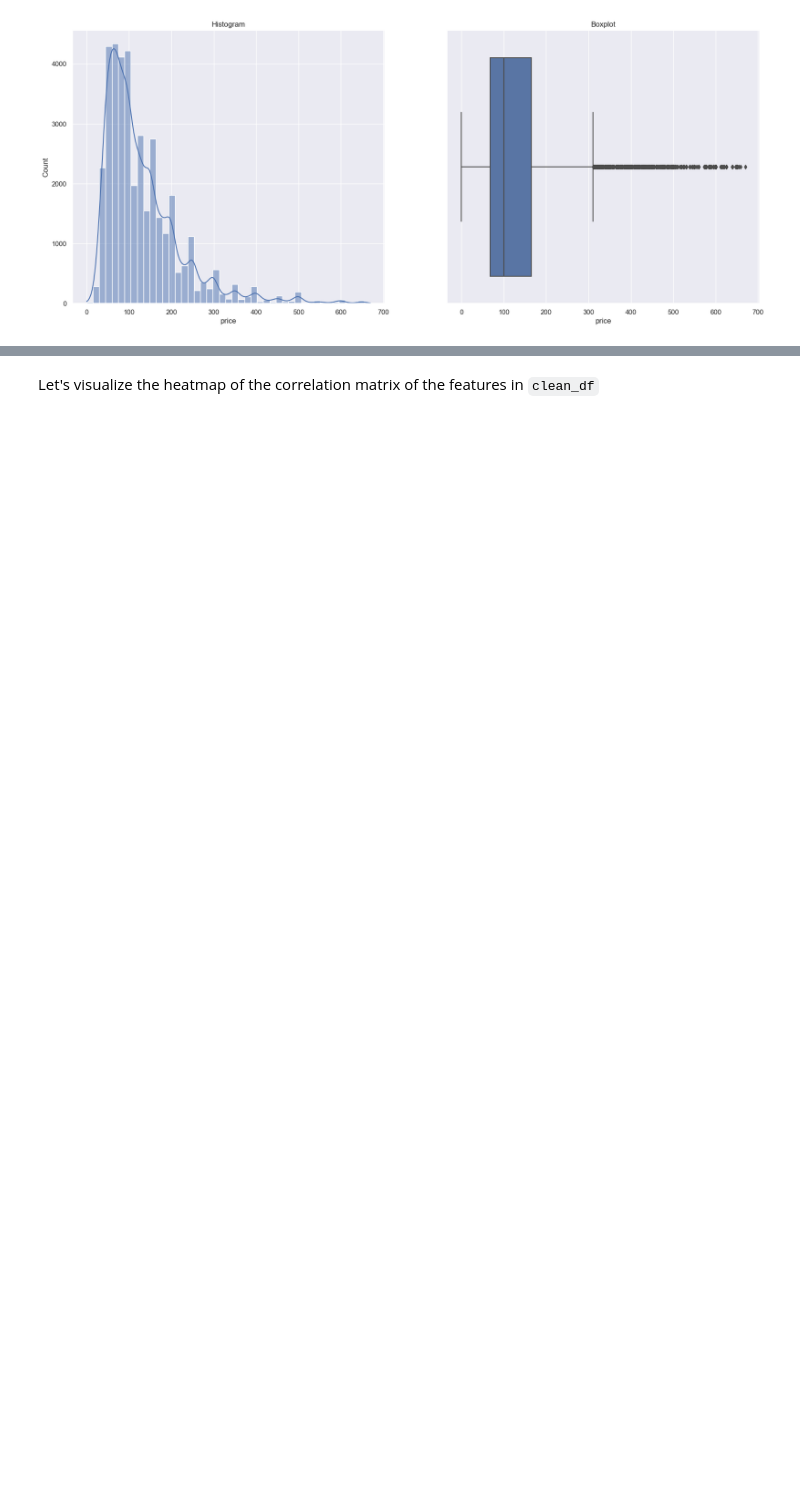
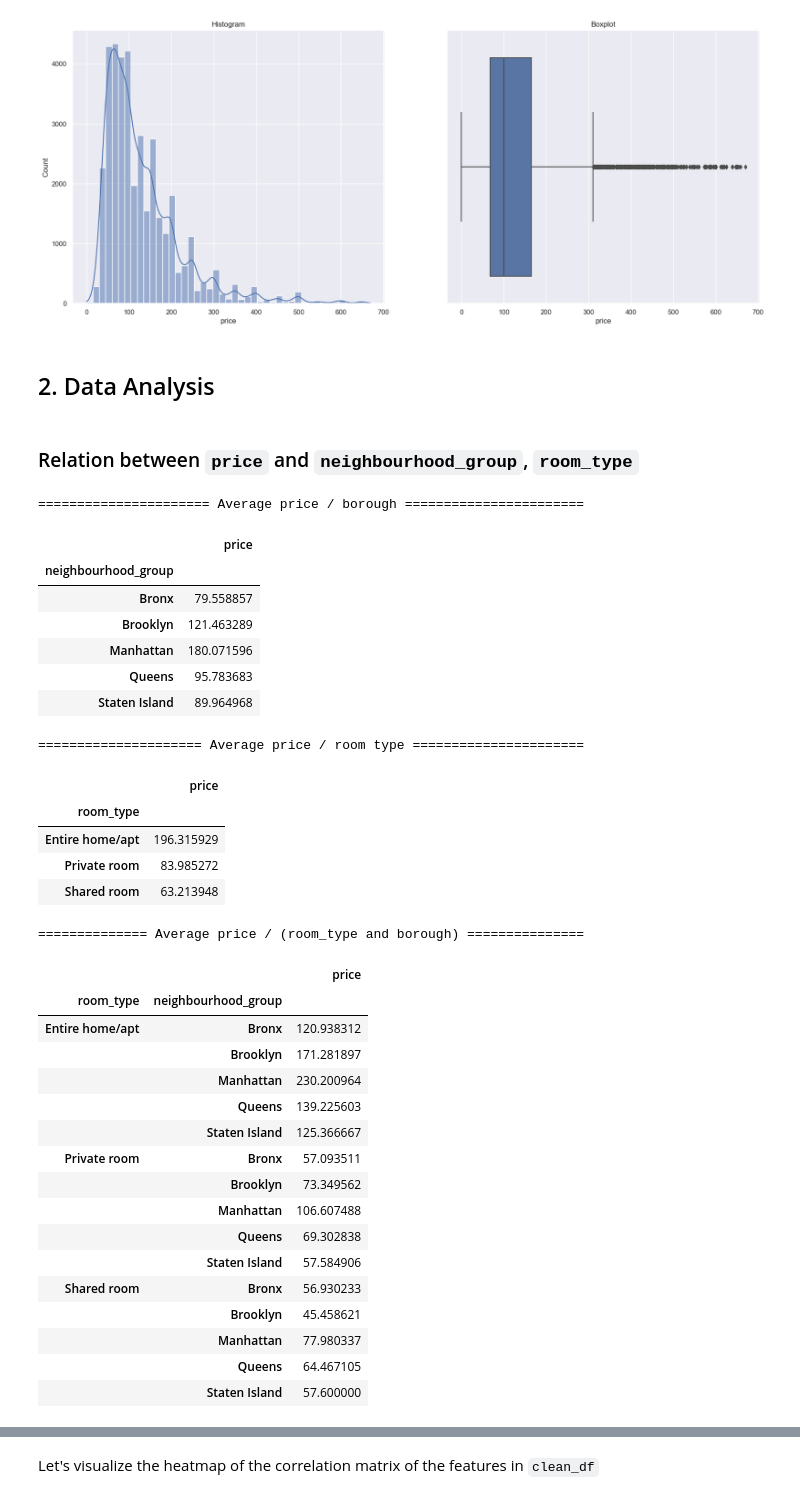
Before and after one commit to Plunksbar/VA-Final_Lab, a Jupyter notebook: data_exploration.ipynb, the cells around one changed output, grey strips where cells are left out. Drawn from its saved outputs; the diff is of its cells as text; code cells hidden in the pictures; blank space fills up the shorter version.

```diff
--- a/data_exploration.ipynb
+++ b/data_exploration.ipynb
@@ -176,3 +193,47 @@ plot_hist_box(clean_df, 'price', ax_line=ax, top_q=0.99)
 plt.show()
 # %% [output]
 [figure]
+# %% [markdown]
+## 2. Data Analysis
+# %% [markdown]
+### Relation between `price` and `neighbourhood_group`, `room_type`
+# %%
+print(f"{' Average price / borough ':=^70}")
+display(pd.DataFrame(clean_df.groupby('neighbourhood_group')['price'].mean()))
+print(f"{' Average price / room type ':=^70}")
+display(pd.DataFrame(clean_df.groupby('room_type')['price'].mean()))
+print(f"{' Average price / (room_type and borough) ':=^70}")
+display(pd.DataFrame(clean_df.groupby(['room_type', 'neighbourhood_group'])['price'].mean()))
+# %% [output]
+====================== Average price / borough =======================
+|  | price |
+| neighbourhood_group |  |
+| Bronx | 79.558857 |
+| Brooklyn | 121.463289 |
+| Manhattan | 180.071596 |
+| Queens | 95.783683 |
+| Staten Island | 89.964968 |
+===================== Average price / room type ======================
+|  | price |
+| room_type |  |
+| Entire home/apt | 196.315929 |
+| Private room | 83.985272 |
+| Shared room | 63.213948 |
+============== Average price / (room_type and borough) ===============
+|  |  | price |
+| room_type | neighbourhood_group |  |
+| Entire home/apt | Bronx | 120.938312 |
+|  | Brooklyn | 171.281897 |
+|  | Manhattan | 230.200964 |
+|  | Queens | 139.225603 |
+|  | Staten Island | 125.366667 |
+| Private room | Bronx | 57.093511 |
+|  | Brooklyn | 73.349562 |
+|  | Manhattan | 106.607488 |
+|  | Queens | 69.302838 |
+|  | Staten Island | 57.584906 |
+| Shared room | Bronx | 56.930233 |
+|  | Brooklyn | 45.458621 |
+|  | Manhattan | 77.980337 |
+|  | Queens | 64.467105 |
+|  | Staten Island | 57.600000 |
```
Also changed, not shown: parts of 29 cells of this notebook.
